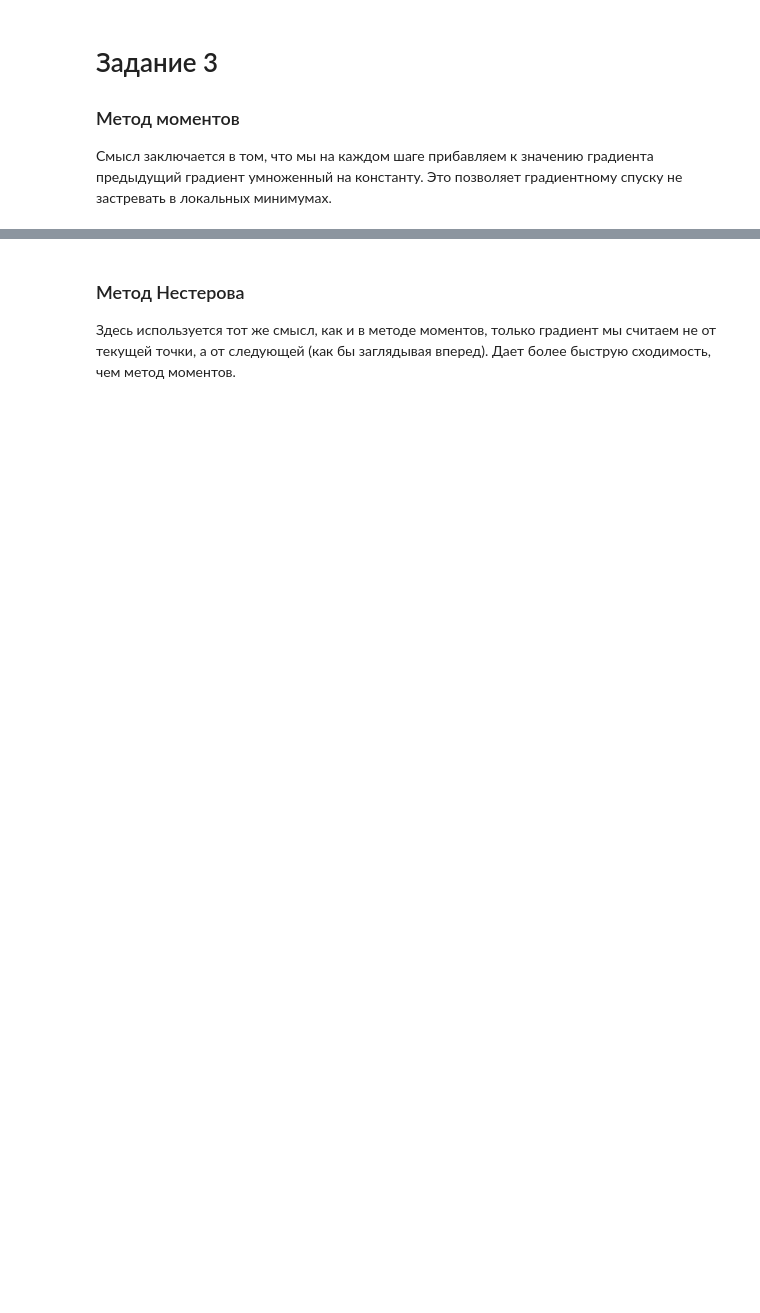
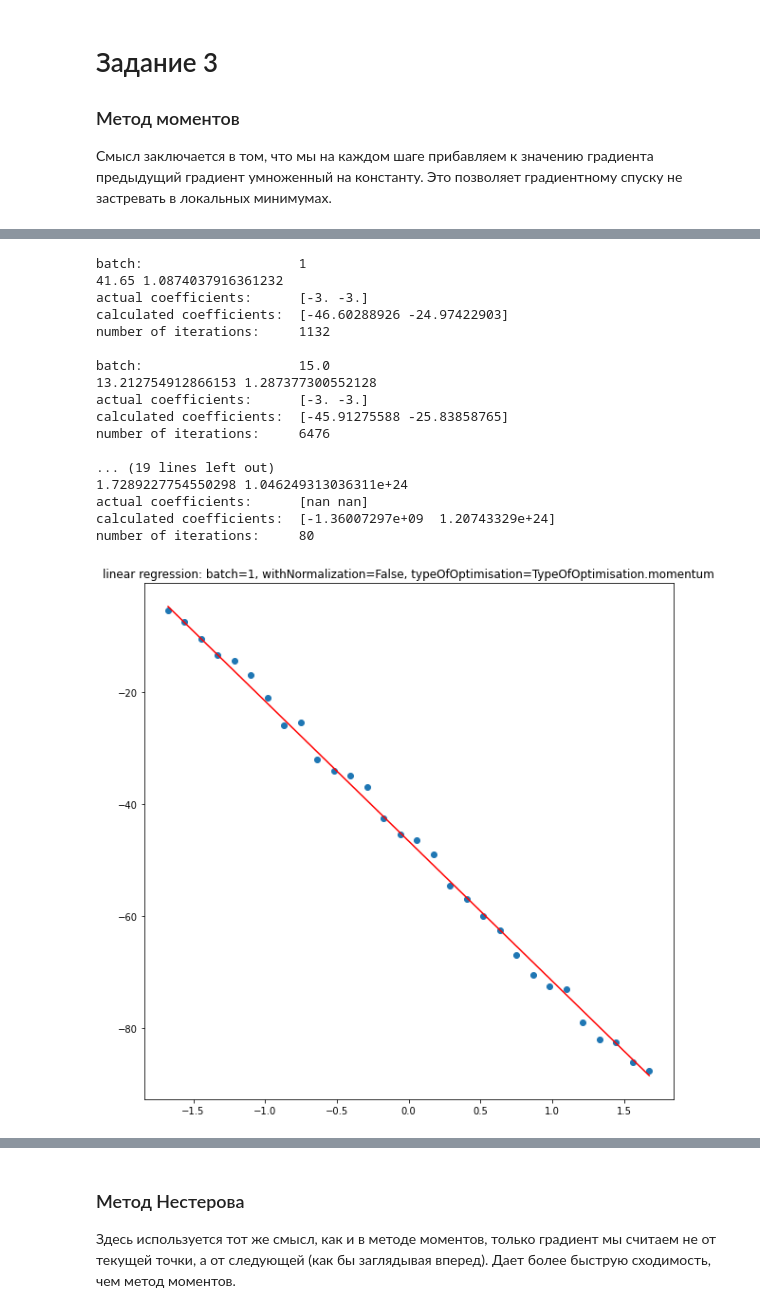
Before and after one commit to metopt-labs/lab2, a Jupyter notebook: solution.ipynb, the cells around one changed output, grey strips where cells are left out. Drawn from its saved outputs; the diff is of its cells as text; code cells hidden in the pictures; blank space fills up the shorter version.

```diff
--- a/solution.ipynb
+++ b/solution.ipynb
@@ -52,14 +53,14 @@ for ind in range(M):
         X.append(ind)
     X = np.array(X)
     rand_delta = random.randint(-maxValue, maxValue)
-    Y_act = y_regression(B_reg, X) + rand_delta
+    Y_act = y_regression(B_reg, X) + 0.5 * rand_delta
     YM.append(Y_act)
     XM.append(np.array(X))
 XM = np.array(XM, dtype='float64')
 YM = np.array(YM)
 
 
-def runSGD(typeOfOptimisation, withNormalization, lr, eps):
+def runSGD(batch, typeOfOptimisation, withNormalization, lr, eps):
     B_start = np.array([0] * (N + 1), dtype='float64')
     YR = np.array([0] * M, dtype='float64')
     if withNormalization:
@@ -69,7 +70,7 @@ def runSGD(typeOfOptimisation, withNormalization, lr, eps):
         BF_norm, \
         errors_norm, \
         YF_norm, \
-        iterations = gradient_descent(1,
+        iterations = gradient_descent(batch,
                                       X_norm,
                                       Y_norm,
                                       YR,
@@ -78,18 +79,19 @@ def runSGD(typeOfOptimisation, withNormalization, lr, eps):
                                       eps,
                                       TypeOfOptimisation.none,
                                       with_normalization=True)
-
+        print("batch:                   ", batch)
         print(errors_norm[0], errors_norm[len(errors_norm) - 1])
         print("actual coefficients:     ", BA_start)
         print("calculated coefficients: ", BF_norm)
         print("number of iterations:    ", iterations)
-        drawGraph(X_norm, Y_norm, YF_norm)
-        draw_errors_graphic(errors_norm, iterations)
+        print()
+        drawGraph(X_norm, Y_norm, YF_norm, batch, withNormalization, typeOfOptimisation)
+        draw_errors_graphic(errors_norm, iterations, batch, withNormalization, typeOfOptimisation)
     else:
         B_final, \
         errors, \
         YF, \
-        iterations = gradient_descent(1,
+        iterations = gradient_descent(batch,
                                       XM,
                                       YM,
                                       YR,
@@ -98,11 +100,12 @@ def runSGD(typeOfOptimisation, withNormalization, lr, eps):
                                       eps,
                                       typeOfOptimisation,
                                       with_normalization=False)
-
+        print("batch:                   ", batch)
         print(errors[0], errors[len(errors) - 1])
         print("actual coefficients:     ", B_reg)
         print("calculated coefficients: ", B_final)
         print("number of iterations:    ", iterations)
-        drawGraph(XM, YM, YF)
-        draw_errors_graphic(errors, iterations)
+        print()
+        drawGraph(XM, YM, YF, batch, withNormalization, typeOfOptimisation)
+        draw_errors_graphic(errors, iterations, batch, withNormalization, typeOfOptimisation)
 # %% [output]
@@ -222,5 +253,7 @@ def ZNormalization(XM):
 
 
 # print(XM)
-runSGD(TypeOfOptimisation.none, withNormalization=True, lr=1e-2, eps=1e-6)
+runSGD(1, TypeOfOptimisation.none, withNormalization=True, lr=1e-2, eps=1e-6)
+runSGD(M / 2, TypeOfOptimisation.none, withNormalization=True, lr=1e-2, eps=1e-6)
+runSGD(M, TypeOfOptimisation.none, withNormalization=True, lr=1e-2, eps=1e-6)
 # %% [output]
@@ -258,0 +291,28 @@ number of iterations:     288
+# %%
+gamma = 0.9
+
+runSGD(1, TypeOfOptimisation.momentum, withNormalization=False, lr=1e-1, eps=1e-4)
+runSGD(M / 2, TypeOfOptimisation.momentum, withNormalization=False, lr=1e-1, eps=1e-4)
+runSGD(M, TypeOfOptimisation.momentum, withNormalization=False, lr=1e-1, eps=1e-4)
+runSGD(1, TypeOfOptimisation.momentum, withNormalization=True, lr=1e-1, eps=1e-6)
+runSGD(M / 2, TypeOfOptimisation.momentum, withNormalization=True, lr=1e-1, eps=1e-6)
+runSGD(M, TypeOfOptimisation.momentum, withNormalization=True, lr=1e-1, eps=1e-6)
+# %% [output]
+batch:                    1
+41.65 1.0874037916361232
+actual coefficients:      [-3. -3.]
+calculated coefficients:  [-46.60288926 -24.97422903]
+number of iterations:     1132
+
+batch:                    15.0
+13.212754912866153 1.287377300552128
+actual coefficients:      [-3. -3.]
+calculated coefficients:  [-45.91275588 -25.83858765]
+number of iterations:     6476
+
+... (19 lines left out)
+1.7289227754550298 1.046249313036311e+24
+actual coefficients:      [nan nan]
+calculated coefficients:  [-1.36007297e+09  1.20743329e+24]
+number of iterations:     80
+[figure, added]
```
Also changed, not shown: parts of 14 cells of this notebook.
